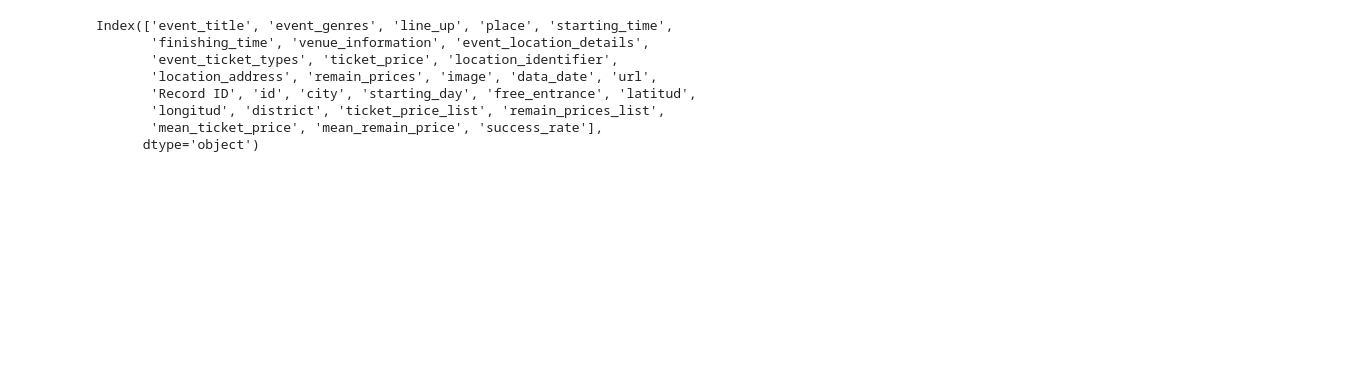
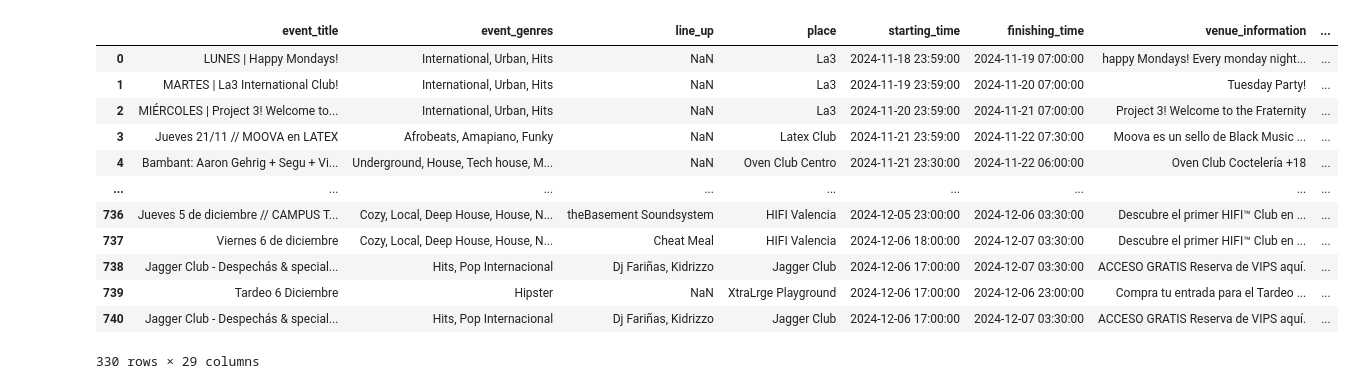
Before and after one commit to mtheofanous/music-event-dashboard, a Jupyter notebook: test.ipynb, the cells around one changed output. Saved outputs shown, nothing was run; the diff lists cells and outputs as text; code cells hidden in the pictures; blank space fills up the shorter version.

```diff
--- a/test.ipynb
+++ b/test.ipynb
@@ -55,13 +58,18 @@ def success_rate(df):
     # Return the success rates as a list
     return filtered_df
 # %%
-success_rate(df).columns
+success_rate(df)
 # %% [output]
+|  | event_title | event_genres | line_up | place | starting_time | finishing_time | venue_information | ... |
+| 0 | LUNES | Happy Mondays! | International, Urban, Hits | NaN | La3 | 2024-11-18 23:59:00 | 2024-11-19 07:00:00 | happy Mondays! Every monday night... | ... |
+| 1 | MARTES | La3 International Club! | International, Urban, Hits | NaN | La3 | 2024-11-19 23:59:00 | 2024-11-20 07:00:00 | Tuesday Party! | ... |
+| 2 | MIÉRCOLES | Project 3! Welcome to... | International, Urban, Hits | NaN | La3 | 2024-11-20 23:59:00 | 2024-11-21 07:00:00 | Project 3! Welcome to the Fraternity | ... |
+| 3 | Jueves 21/11 // MOOVA en LATEX | Afrobeats, Amapiano, Funky | NaN | Latex Club | 2024-11-21 23:59:00 | 2024-11-22 07:30:00 | Moova es un sello de Black Music ... | ... |
+| 4 | Bambant: Aaron Gehrig + Segu + Vi... | Underground, House, Tech house, M... | NaN | Oven Club Centro | 2024-11-21 23:30:00 | 2024-11-22 06:00:00 | Oven Club Coctelería +18 | ... |
+| ... | ... | ... | ... | ... | ... | ... | ... | ... |
+| 736 | Jueves 5 de diciembre // CAMPUS T... | Cozy, Local, Deep House, House, N... | theBasement Soundsystem | HIFI Valencia | 2024-12-05 23:00:00 | 2024-12-06 03:30:00 | Descubre el primer HIFI™ Club en ... | ... |
+| 737 | Viernes 6 de diciembre | Cozy, Local, Deep House, House, N... | Cheat Meal | HIFI Valencia | 2024-12-06 18:00:00 | 2024-12-07 03:30:00 | Descubre el primer HIFI™ Club en ... | ... |
+| 738 | Jagger Club - Despechás & special... | Hits, Pop Internacional | Dj Fariñas, Kidrizzo | Jagger Club | 2024-12-06 17:00:00 | 2024-12-07 03:30:00 | ACCESO GRATIS Reserva de VIPS aquí. | ... |
+| 739 | Tardeo 6 Diciembre | Hipster | NaN | XtraLrge Playground | 2024-12-06 17:00:00 | 2024-12-06 23:00:00 | Compra tu entrada para el Tardeo ... | ... |
+| 740 | Jagger Club - Despechás & special... | Hits, Pop Internacional | Dj Fariñas, Kidrizzo | Jagger Club | 2024-12-06 17:00:00 | 2024-12-07 03:30:00 | ACCESO GRATIS Reserva de VIPS aquí. | ... |
-Index(['event_title', 'event_genres', 'line_up', 'place', 'starting_time',
-       'finishing_time', 'venue_information', 'event_location_details',
-       'event_ticket_types', 'ticket_price', 'location_identifier',
-       'location_address', 'remain_prices', 'image', 'data_date', 'url',
-       'Record ID', 'id', 'city', 'starting_day', 'free_entrance', 'latitud',
-       'longitud', 'district', 'ticket_price_list', 'remain_prices_list',
-       'mean_ticket_price', 'mean_remain_price', 'success_rate'],
-      dtype='object')
+330 rows × 29 columns
```
Also changed, not shown: parts of 8 cells of this notebook.
